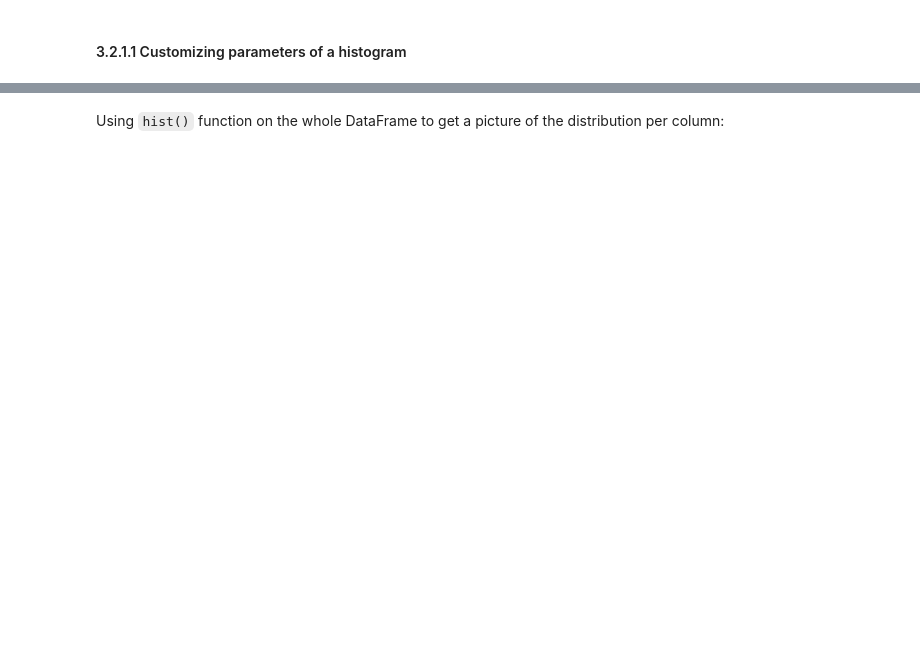
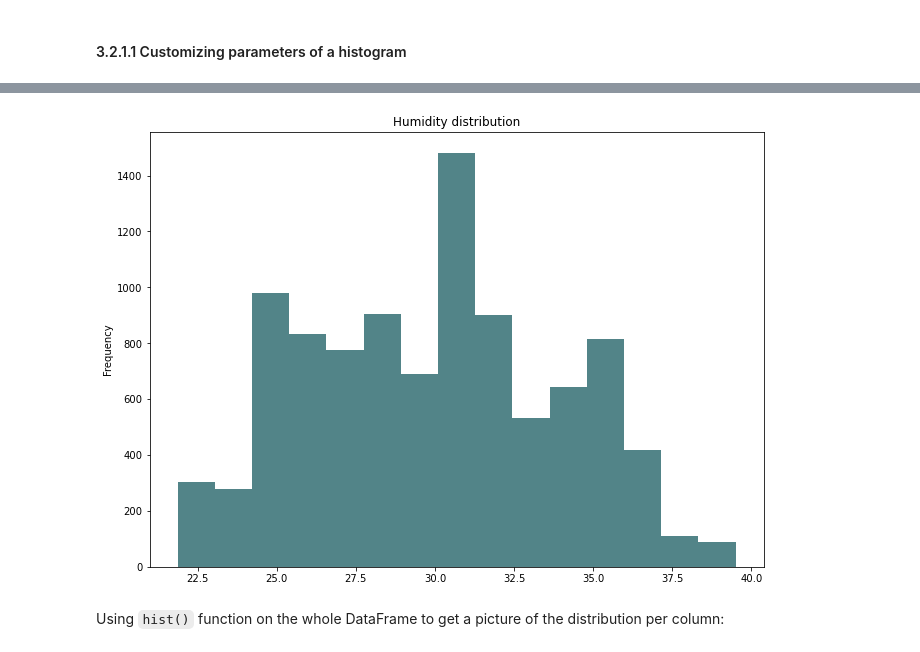
Before and after one commit to thomasstxyz/fhb-mcce-aktt1-teja-aktt2-jupyter-1, a Jupyter notebook: notebooks/3 Visualizing using Pandas-posted.ipynb, the cells around one changed output, grey strips where cells are left out. Saved outputs shown, nothing was run; the diff lists cells and outputs as text; code cells hidden in the pictures; blank space fills up the shorter version.

```diff
--- a/notebooks/3 Visualizing using Pandas-posted.ipynb
+++ b/notebooks/3 Visualizing using Pandas-posted.ipynb
@@ -161,9 +227,18 @@ data['HumidityRatio'].plot(kind ='hist',
 # %%
 # TASK 2 >>> Create a histogram of 'Humidity' column in the same way as we did above
 #        >>> Change the number of bins to 15 and observe the output
 #        >>> Set color parameter to '#095056'
 #        >>> Set the transparency to .7
 #        >>> Set the title to 'Humidity distribution'
+
+data['Humidity'].plot(kind ='hist',
+                      figsize = (11,8),                      # Setting the size of a graph
+                      bins = 15,                             # Changing the number of bins
+                      color = '#095056',                     # Setting the color
+                      alpha = .7,                            # Setting the transparency of a color
+                      title = 'Humidity distribution');      # Setting the title
+# %% [output]
+[figure, added]
 # %% [markdown]
 Using `hist()` function on the whole DataFrame to get a picture of the distribution per column:
 # %%
```
Also changed, not shown: parts of 39 cells of this notebook, 1 other file.
